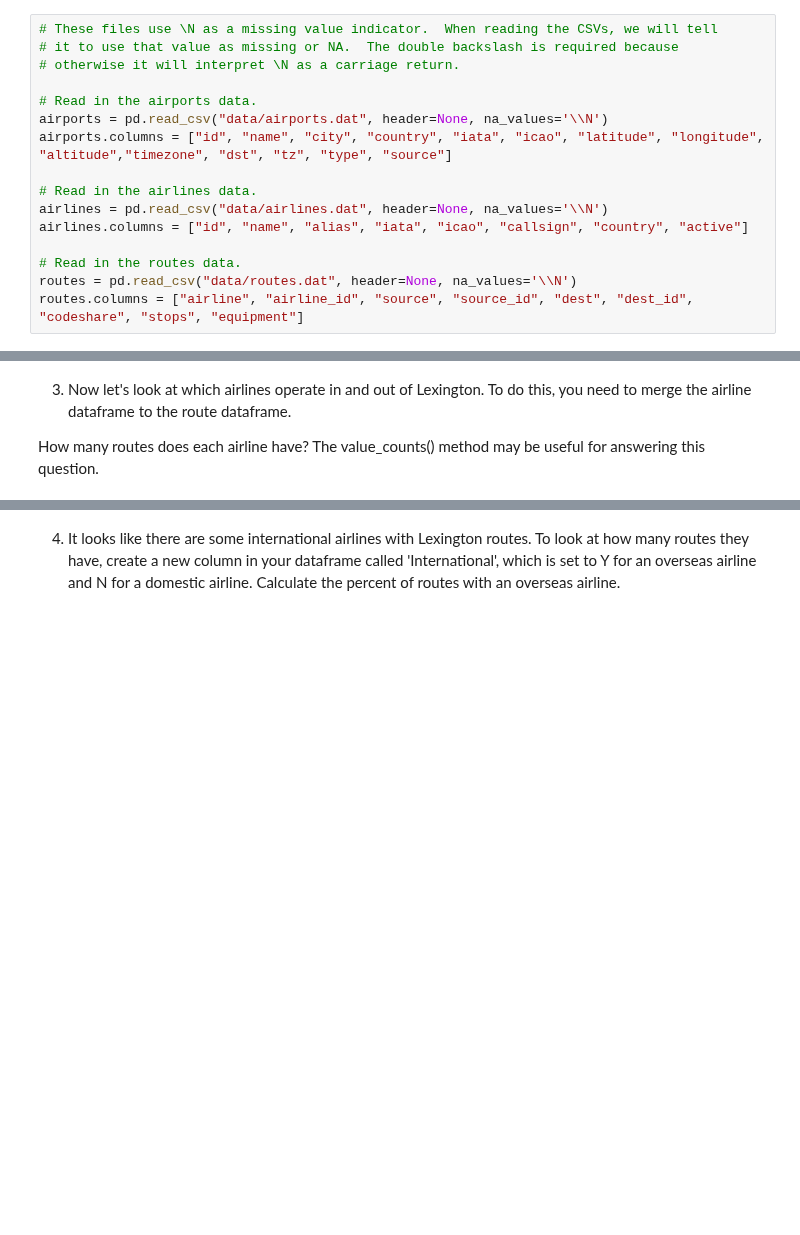
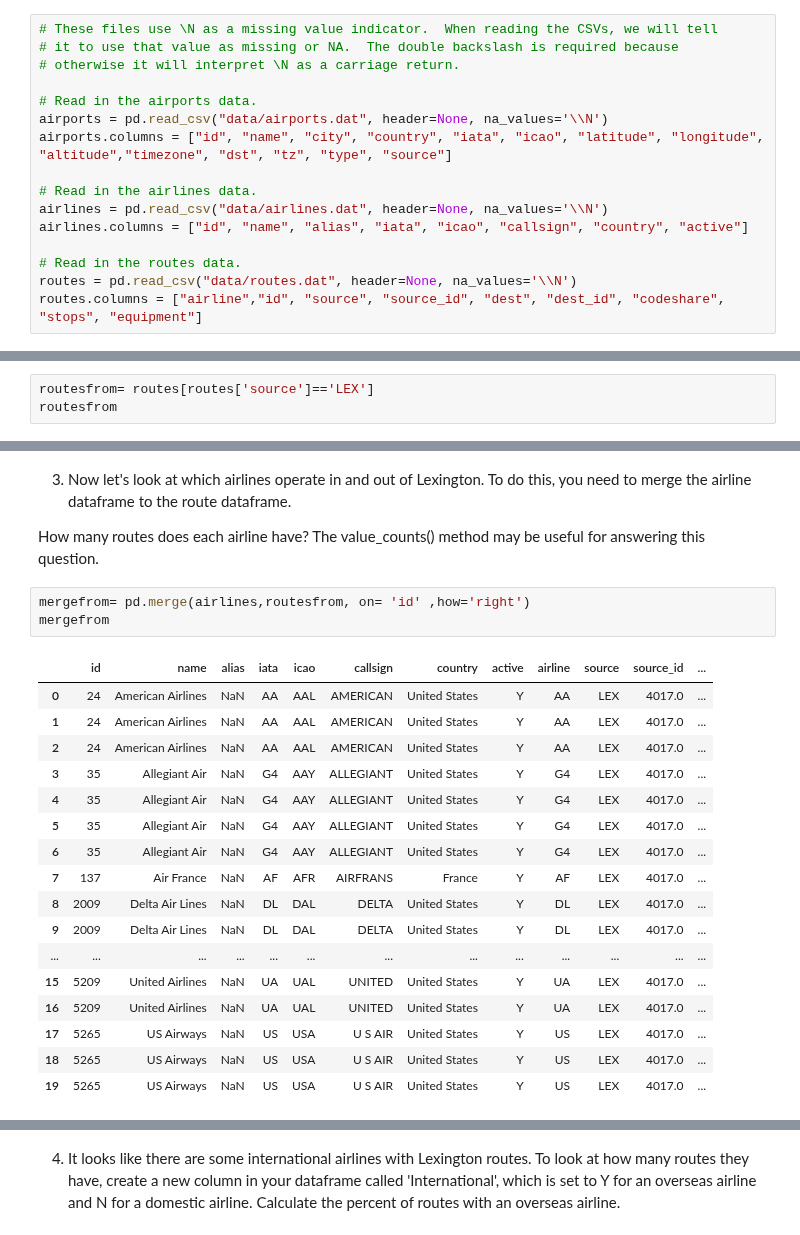
Before and after one commit to uky-transport-data-science/ce599, a Jupyter notebook: 9-Data Wrangling/open-flights.ipynb, the cells around one changed output, grey strips where cells are left out. Drawn from its saved outputs; the diff is of its cells as text; blank space fills up the shorter version.

```diff
--- a/9-Data Wrangling/open-flights.ipynb
+++ b/9-Data Wrangling/open-flights.ipynb
@@ -26,7 +26,7 @@ airlines.columns = ["id", "name", "alias", "iata", "icao", "callsign", "country"
 
 # Read in the routes data.
 routes = pd.read_csv("data/routes.dat", header=None, na_values='\\N')
-routes.columns = ["airline", "airline_id", "source", "source_id", "dest", "dest_id", "codeshare", "stops", "equipment"]
+routes.columns = ["airline","id", "source", "source_id", "dest", "dest_id", "codeshare", "stops", "equipment"]
 # %% [markdown]
 1) Start by seeing what's in the data.  What columns are there?  What data types are the columns?
 
@@ -35,3 +107,6 @@ Remember, 'object' means it is a string, while the numerical values can be float
 2) Select just the routes that go to or from Lexington Bluegrass Airport, and store them in their own dataframe.
 
 The airport code is LEX.  You should have a much smaller dataframe.  How many inbound routes and how many outbound routes are there?
+# %%
+routesfrom= routes[routes['source']=='LEX']
+routesfrom
@@ -39,3 +153,24 @@ The airport code is LEX.  You should have a much smaller dataframe.  How many in
 3) Now let's look at which airlines operate in and out of Lexington.  To do this, you need to merge the airline dataframe to the route dataframe.
 
 How many routes does each airline have?  The value_counts() method may be useful for answering this question.
+# %%
+mergefrom= pd.merge(airlines,routesfrom, on= 'id' ,how='right')
+mergefrom
+# %% [output]
+|  | id | name | alias | iata | icao | callsign | country | active | airline | source | source_id | ... |
+| 0 | 24 | American Airlines | NaN | AA | AAL | AMERICAN | United States | Y | AA | LEX | 4017.0 | ... |
+| 1 | 24 | American Airlines | NaN | AA | AAL | AMERICAN | United States | Y | AA | LEX | 4017.0 | ... |
+| 2 | 24 | American Airlines | NaN | AA | AAL | AMERICAN | United States | Y | AA | LEX | 4017.0 | ... |
+| 3 | 35 | Allegiant Air | NaN | G4 | AAY | ALLEGIANT | United States | Y | G4 | LEX | 4017.0 | ... |
+| 4 | 35 | Allegiant Air | NaN | G4 | AAY | ALLEGIANT | United States | Y | G4 | LEX | 4017.0 | ... |
+| 5 | 35 | Allegiant Air | NaN | G4 | AAY | ALLEGIANT | United States | Y | G4 | LEX | 4017.0 | ... |
+| 6 | 35 | Allegiant Air | NaN | G4 | AAY | ALLEGIANT | United States | Y | G4 | LEX | 4017.0 | ... |
+| 7 | 137 | Air France | NaN | AF | AFR | AIRFRANS | France | Y | AF | LEX | 4017.0 | ... |
+| 8 | 2009 | Delta Air Lines | NaN | DL | DAL | DELTA | United States | Y | DL | LEX | 4017.0 | ... |
+| 9 | 2009 | Delta Air Lines | NaN | DL | DAL | DELTA | United States | Y | DL | LEX | 4017.0 | ... |
+| ... | ... | ... | ... | ... | ... | ... | ... | ... | ... | ... | ... | ... |
+| 15 | 5209 | United Airlines | NaN | UA | UAL | UNITED | United States | Y | UA | LEX | 4017.0 | ... |
+| 16 | 5209 | United Airlines | NaN | UA | UAL | UNITED | United States | Y | UA | LEX | 4017.0 | ... |
+| 17 | 5265 | US Airways | NaN | US | USA | U S AIR | United States | Y | US | LEX | 4017.0 | ... |
+| 18 | 5265 | US Airways | NaN | US | USA | U S AIR | United States | Y | US | LEX | 4017.0 | ... |
+| 19 | 5265 | US Airways | NaN | US | USA | U S AIR | United States | Y | US | LEX | 4017.0 | ... |
```
Also changed, not shown: parts of 12 cells of this notebook, 1 other file.
